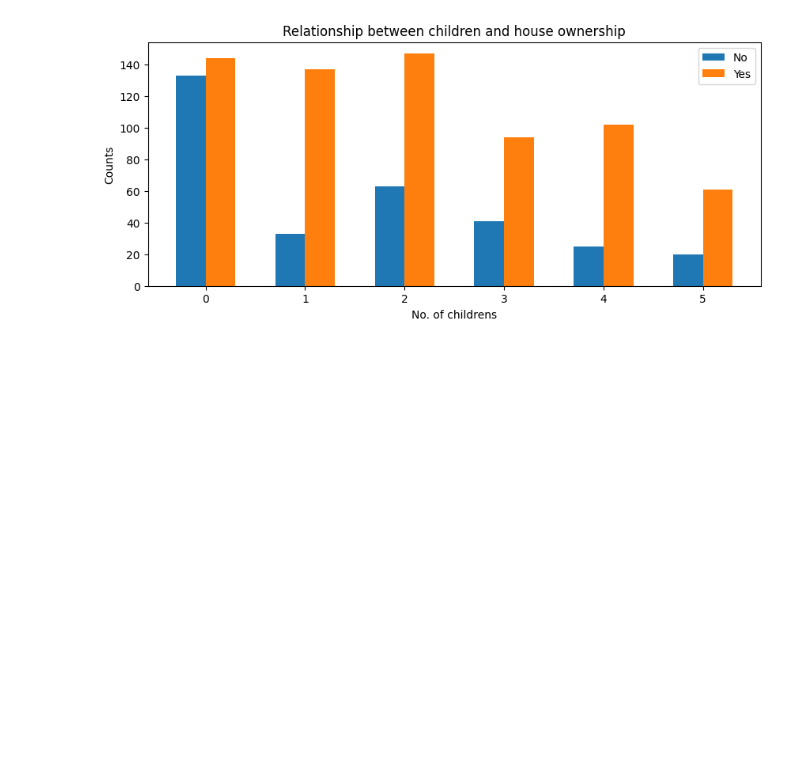
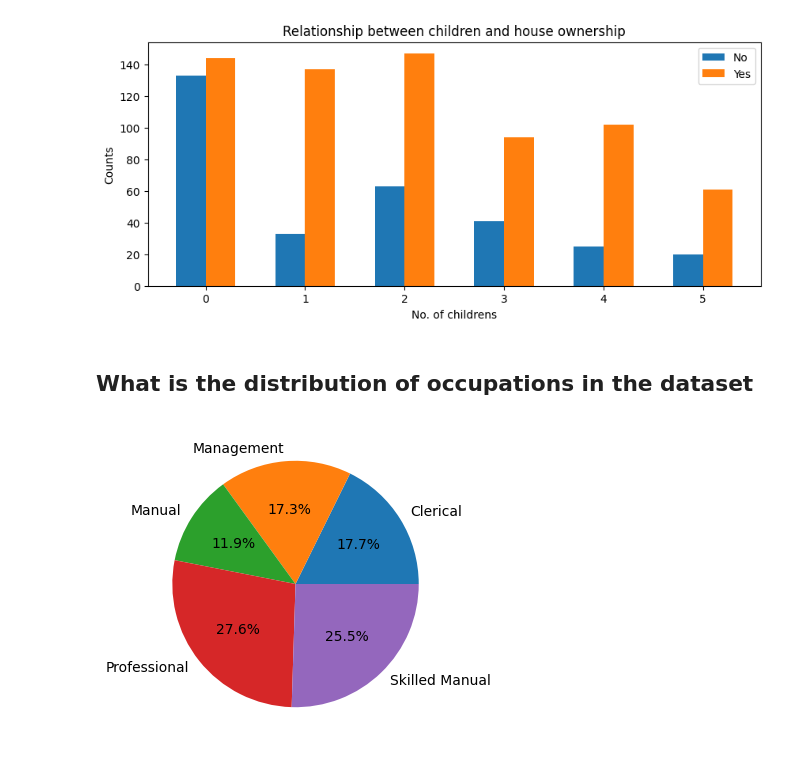
Before and after one commit to abhisunny2610/Data-Science, a Jupyter notebook: Visualization/Bike Buyers Anlys.ipynb, the cells around one changed output. Cells and saved outputs as stored; diff of their text form; code cells hidden in the pictures; blank space fills up the shorter version.

Commit message:
Bike Buyer Visualization

```diff
--- a/Visualization/Bike Buyers Anlys.ipynb
+++ b/Visualization/Bike Buyers Anlys.ipynb
@@ -224,3 +224,15 @@ plt.legend()
 plt.show()
 # %% [output]
 [figure]
+# %% [markdown]
+## What is the distribution of occupations in the dataset
+# %%
+occupation_group = df.groupby("Occupation").size()
+
+fig, axes = plt.subplots(figsize=(4,4))
+
+axes.pie(occupation_group, labels = occupation_group.index, autopct="%1.1f%%")
+axes.set_title("Distribution of Occupati")
+plt.show()
+# %% [output]
+[figure, added]
```
Also changed, not shown: parts of 1 cell of this notebook.
